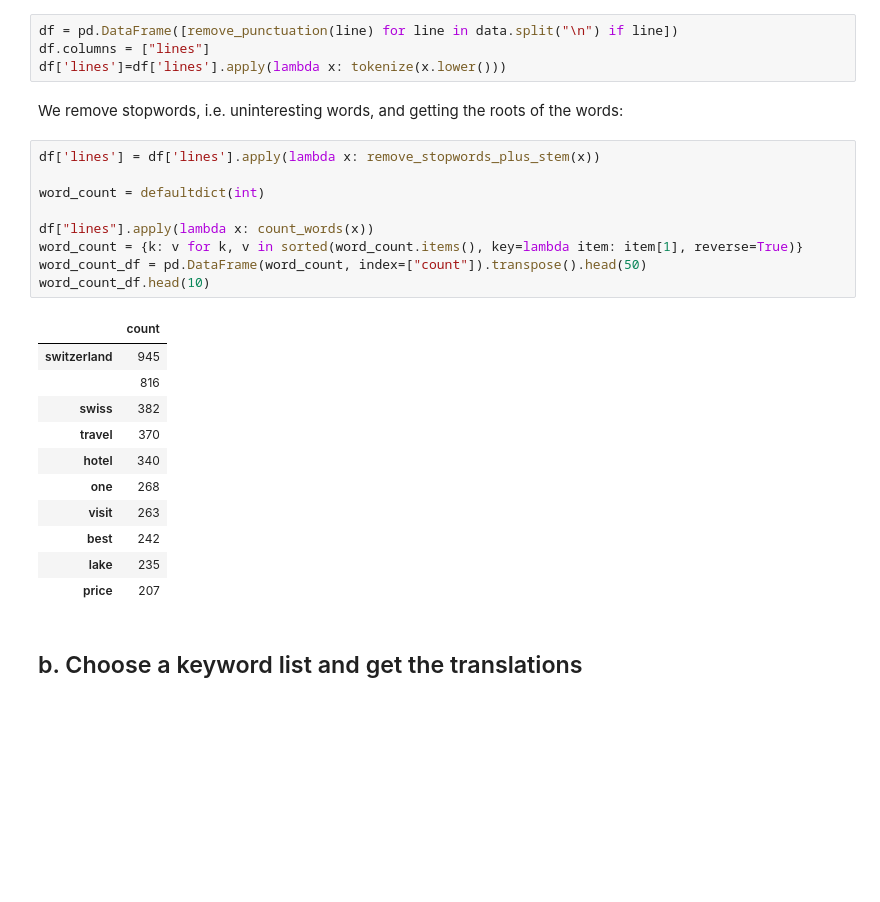
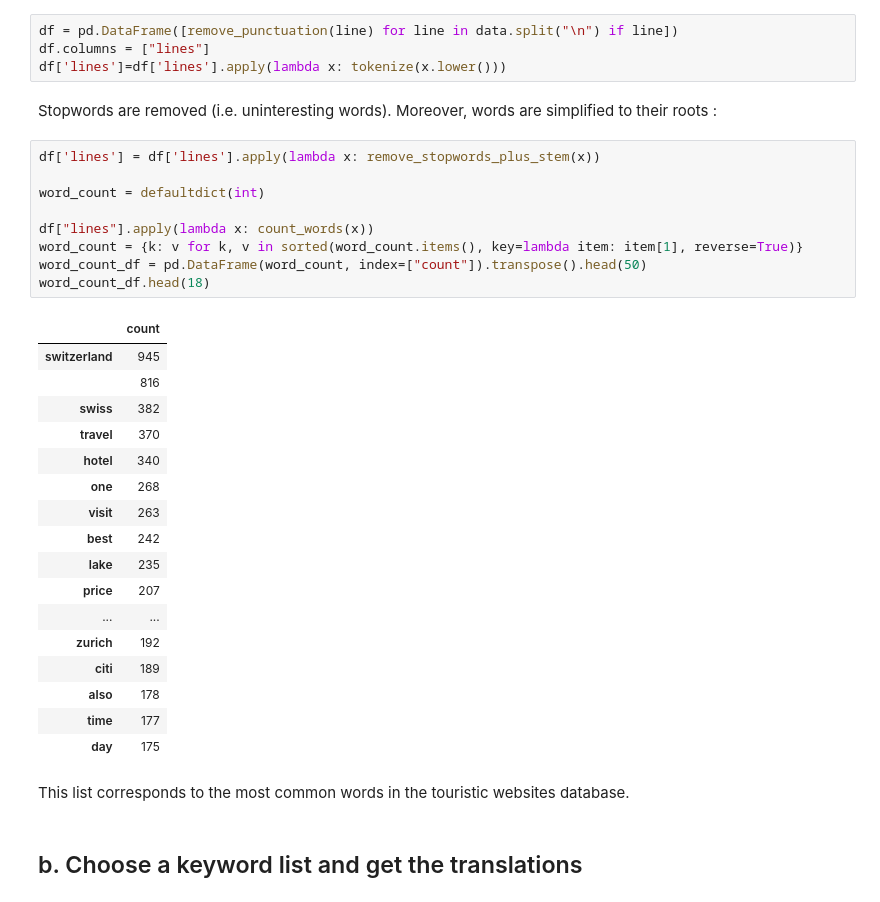
Before and after one commit to naayem/SwissHotelArrivalsPredictor, a Jupyter notebook: Project.ipynb, the cells around one changed output. Saved outputs shown, nothing was run; the diff lists cells and outputs as text; blank space fills up the shorter version.

```diff
--- a/Project.ipynb
+++ b/Project.ipynb
@@ -541,29 +549,37 @@ We remove the punctuations and split the data by lines:
 df = pd.DataFrame([remove_punctuation(line) for line in data.split("\n") if line])
 df.columns = ["lines"]
 df['lines']=df['lines'].apply(lambda x: tokenize(x.lower()))
-# %% [markdown]
-We remove stopwords, i.e. uninteresting words, and getting the roots of the words:
+# %% [markdown]
+Stopwords are removed (i.e. uninteresting words). Moreover, words are simplified to their roots :
 # %%
 df['lines'] = df['lines'].apply(lambda x: remove_stopwords_plus_stem(x))
 
 word_count = defaultdict(int)
 
 df["lines"].apply(lambda x: count_words(x))
 word_count = {k: v for k, v in sorted(word_count.items(), key=lambda item: item[1], reverse=True)}
 word_count_df = pd.DataFrame(word_count, index=["count"]).transpose().head(50)
-word_count_df.head(10)
+word_count_df.head(18)
 # %% [output]
 |  | count |
 | switzerland | 945 |
 |  | 816 |
 | swiss | 382 |
 | travel | 370 |
 | hotel | 340 |
 | one | 268 |
 | visit | 263 |
 | best | 242 |
 | lake | 235 |
 | price | 207 |
+| ... | ... |
+| zurich | 192 |
+| citi | 189 |
+| also | 178 |
+| time | 177 |
+| day | 175 |
+# %% [markdown]
+This list corresponds to the most common words in the touristic websites database.
 # %% [markdown]
 ## b. Choose a keyword list and get the translations
 # %% [markdown]
```
Also changed, not shown: parts of 11 cells of this notebook.
